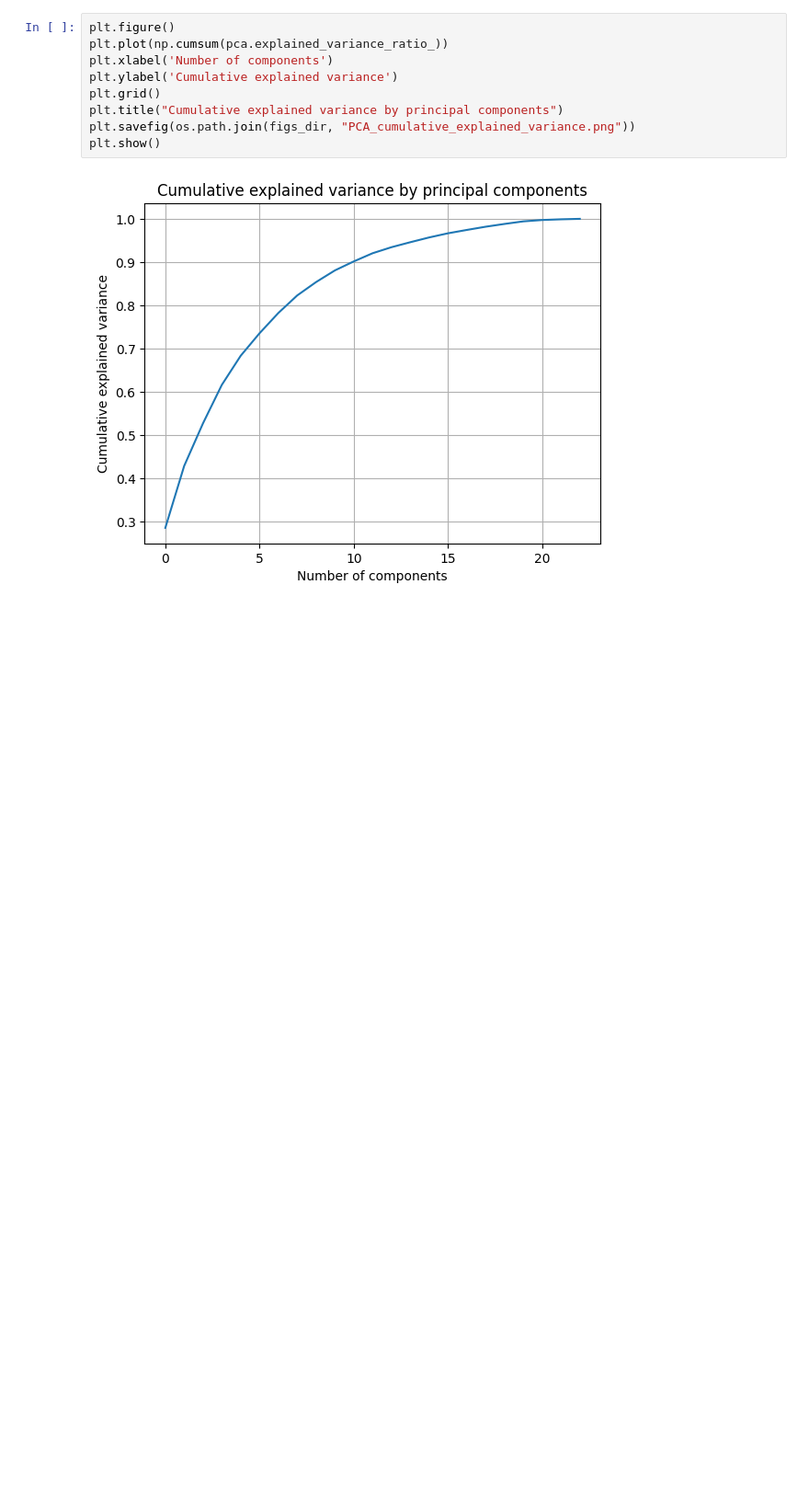
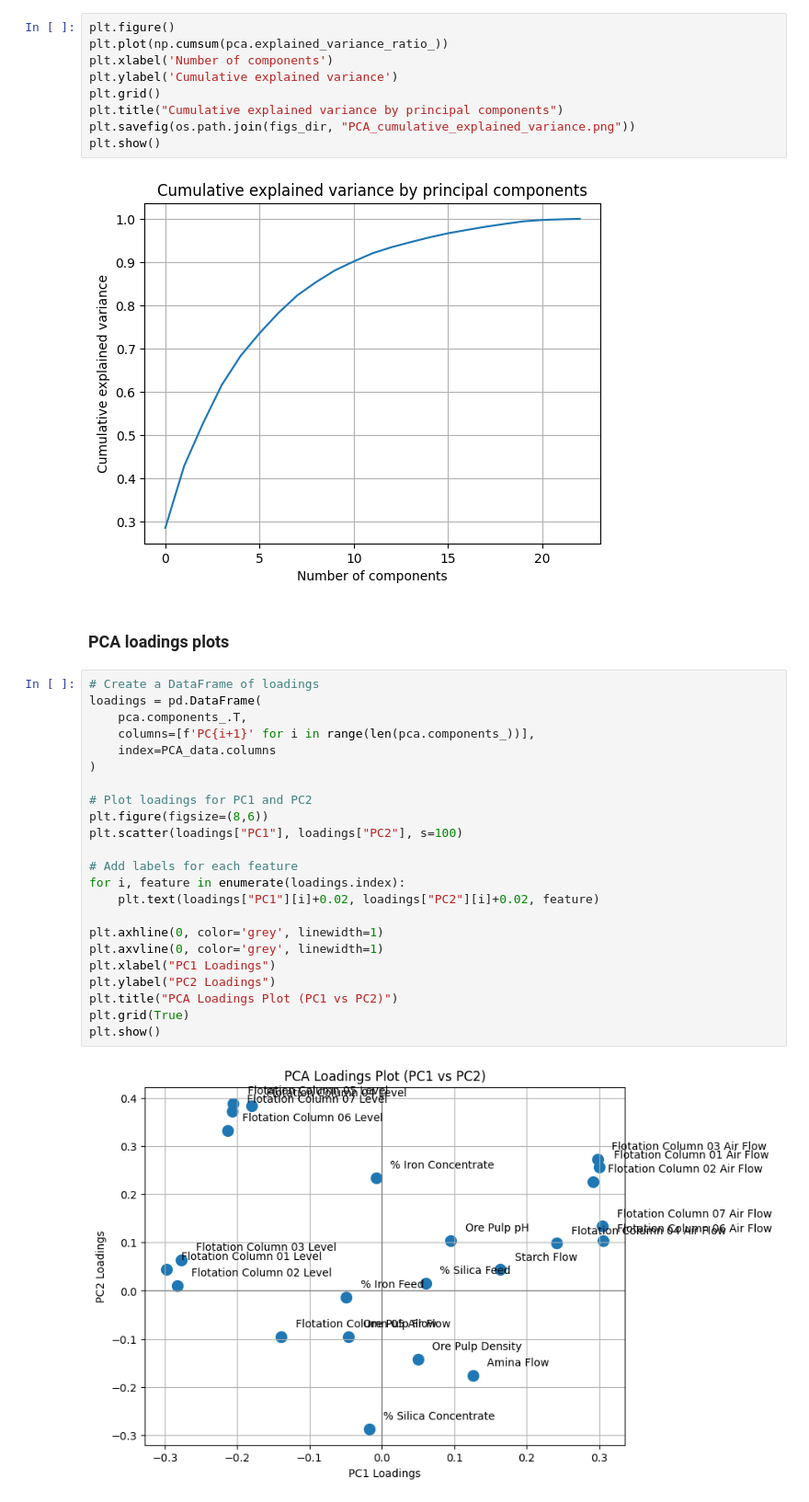
Before and after one commit to EskelinenElias/ADAML-project1, a Jupyter notebook: data_modeling_plan.ipynb, the cells around one changed output. Shown at 92% size. Cells and saved outputs as stored; diff of their text form; blank space fills up the shorter version.

```diff
--- a/data_modeling_plan.ipynb
+++ b/data_modeling_plan.ipynb
@@ -146,3 +157,30 @@ plt.savefig(os.path.join(figs_dir, "PCA_cumulative_explained_variance.png"))
 plt.show()
 # %% [output]
 [figure]
+# %% [markdown]
+### PCA loadings plots
+# %%
+# Create a DataFrame of loadings
+loadings = pd.DataFrame(
+    pca.components_.T,
+    columns=[f'PC{i+1}' for i in range(len(pca.components_))],
+    index=PCA_data.columns
+)
+
+# Plot loadings for PC1 and PC2
+plt.figure(figsize=(8,6))
+plt.scatter(loadings["PC1"], loadings["PC2"], s=100)
+
+# Add labels for each feature
+for i, feature in enumerate(loadings.index):
+    plt.text(loadings["PC1"][i]+0.02, loadings["PC2"][i]+0.02, feature)
+
+plt.axhline(0, color='grey', linewidth=1)
+plt.axvline(0, color='grey', linewidth=1)
+plt.xlabel("PC1 Loadings")
+plt.ylabel("PC2 Loadings")
+plt.title("PCA Loadings Plot (PC1 vs PC2)")
+plt.grid(True)
+plt.show()
+# %% [output]
+[figure, added]
```
Also changed, not shown: parts of 2 cells of this notebook.
